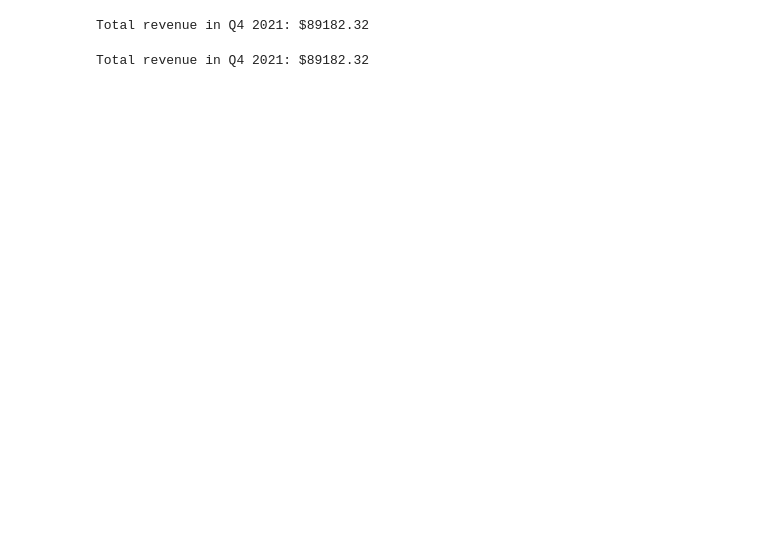
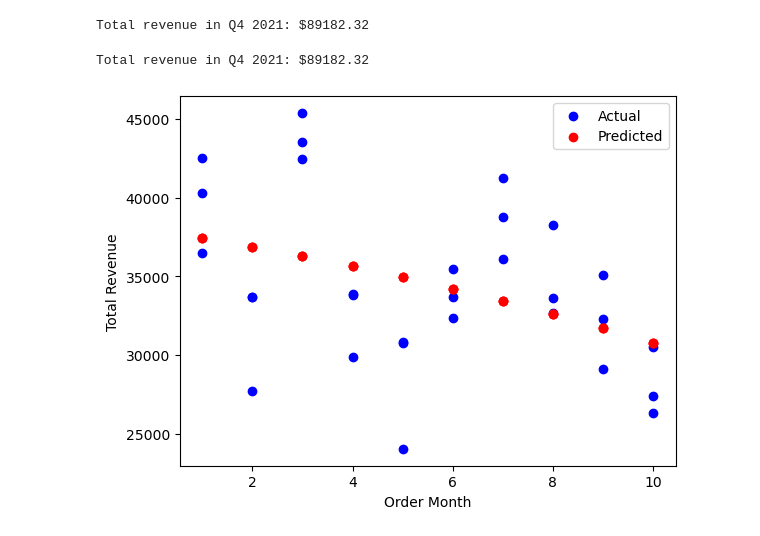
Before and after one commit to azeledon/Final_Project_Group2, a Jupyter notebook: Python/linear_and_polynomial.ipynb, the cells around one changed output. Drawn from its saved outputs; the diff is of its cells as text; code cells hidden in the pictures; blank space fills up the shorter version.

```diff
--- a/Python/linear_and_polynomial.ipynb
+++ b/Python/linear_and_polynomial.ipynb
@@ -176,3 +185,16 @@ Total revenue in Q4 2021: $89182.32
 print('Total revenue in Q4 2021: ${:.2f}'.format(total_q4_prediction))
 # %% [output]
 Total revenue in Q4 2021: $89182.32
+# %%
+import matplotlib.pyplot as plt
+from sklearn.preprocessing import PolynomialFeatures
+
+# Plot the actual and predicted values
+plt.scatter(df['order_month'], y, color='blue', label='Actual')
+plt.scatter(df['order_month'], model.predict(X_poly), color='red', label='Predicted')
+plt.legend()
+plt.xlabel('Order Month')
+plt.ylabel('Total Revenue')
+plt.show()
+# %% [output]
+[figure, added]
```
Also changed, not shown: parts of 2 cells of this notebook, 5 other files.
